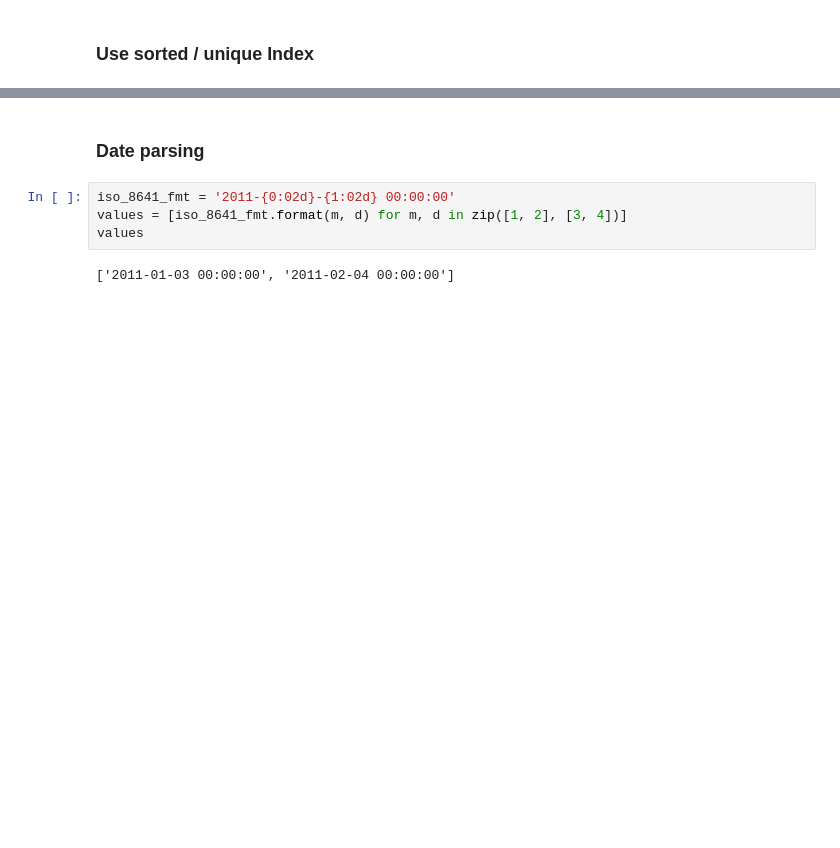
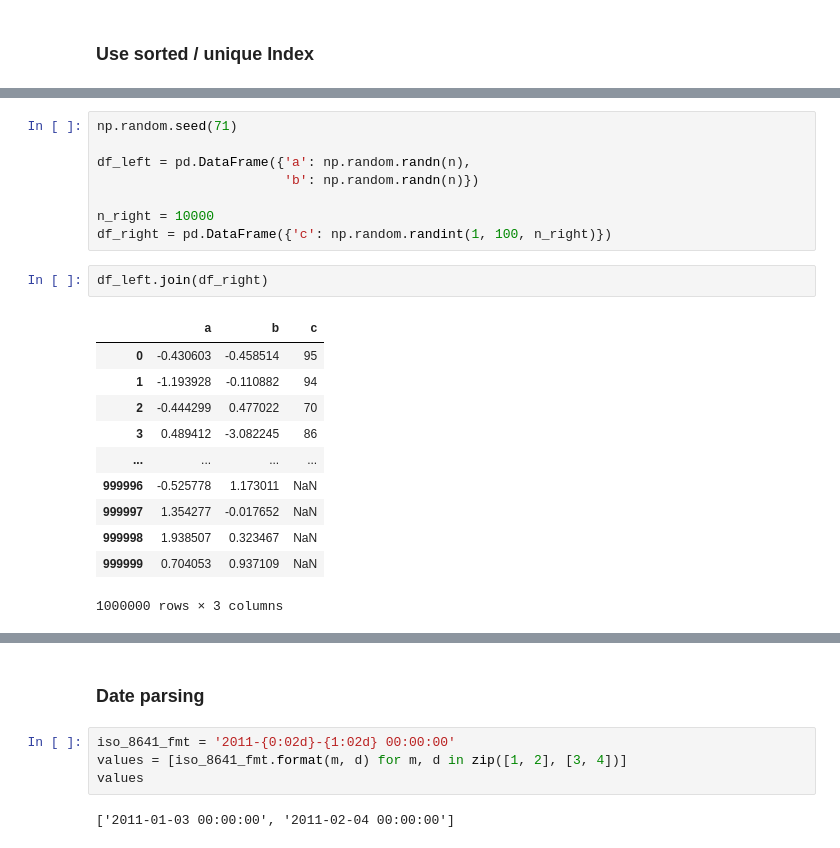
Before and after one commit to sinhrks/PyConJP2015, a Jupyter notebook: pandas_internals.ipynb, the cells around one changed output, grey strips where cells are left out. Drawn from its saved outputs; the diff is of its cells as text; blank space fills up the shorter version.

```diff
--- a/pandas_internals.ipynb
+++ b/pandas_internals.ipynb
@@ -452,0 +378,22 @@ df2 = df.sample(n=len(df))
+# %%
+np.random.seed(71)
+
+df_left = pd.DataFrame({'a': np.random.randn(n),
+                        'b': np.random.randn(n)})
+
+n_right = 10000
+df_right = pd.DataFrame({'c': np.random.randint(1, 100, n_right)})
+# %%
+df_left.join(df_right)
+# %% [output]
+|  | a | b | c |
+| 0 | -0.430603 | -0.458514 | 95 |
+| 1 | -1.193928 | -0.110882 | 94 |
+| 2 | -0.444299 | 0.477022 | 70 |
+| 3 | 0.489412 | -3.082245 | 86 |
+| ... | ... | ... | ... |
+| 999996 | -0.525778 | 1.173011 | NaN |
+| 999997 | 1.354277 | -0.017652 | NaN |
+| 999998 | 1.938507 | 0.323467 | NaN |
+| 999999 | 0.704053 | 0.937109 | NaN |
+1000000 rows × 3 columns
```
Also changed, not shown: parts of 45 cells of this notebook.
